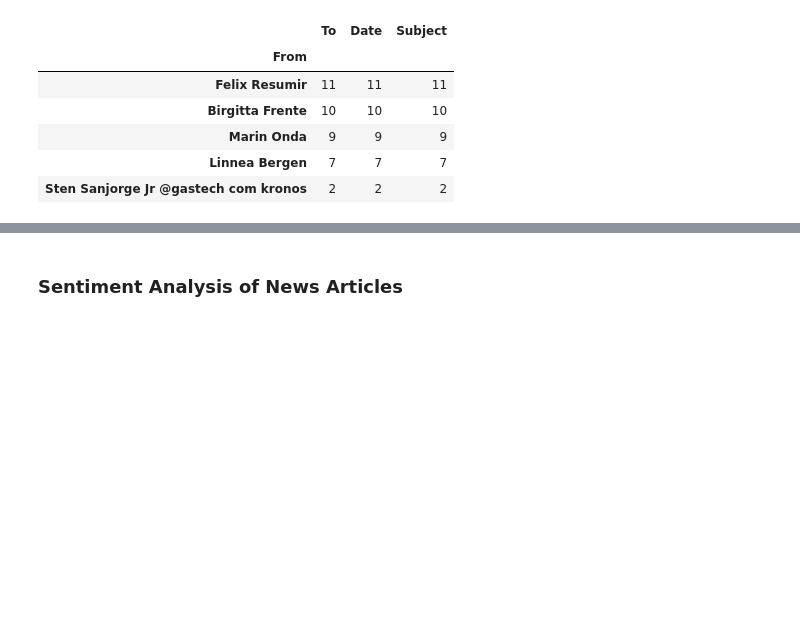
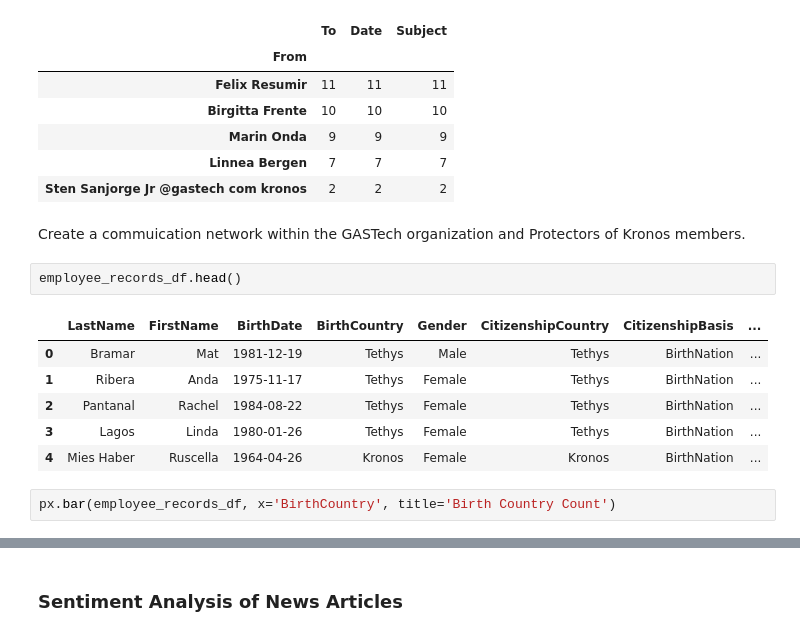
Before and after one commit to hypothetical-lemon/COMP4449-capstone, a Jupyter notebook: final/KronosKidnapping/heather_lemon_final_kidnappingreport.ipynb, the cells around one changed output, grey strips where cells are left out. Cells and saved outputs as stored; diff of their text form; blank space fills up the shorter version.

Commit message:
birth country count, current citizenship status

```diff
--- a/final/KronosKidnapping/heather_lemon_final_kidnappingreport.ipynb
+++ b/final/KronosKidnapping/heather_lemon_final_kidnappingreport.ipynb
@@ -501,3 +499,17 @@ groupby_name.count().sort_values(by='To', ascending=False).tail()
 | Marin Onda | 9 | 9 | 9 |
 | Linnea Bergen | 7 | 7 | 7 |
 | Sten Sanjorge Jr @gastech com kronos | 2 | 2 | 2 |
+# %% [markdown]
+
+Create a commuication network within the GASTech organization and Protectors of Kronos members.
+# %%
+employee_records_df.head()
+# %% [output]
+|  | LastName | FirstName | BirthDate | BirthCountry | Gender | CitizenshipCountry | CitizenshipBasis | ... |
+| 0 | Bramar | Mat | 1981-12-19 | Tethys | Male | Tethys | BirthNation | ... |
+| 1 | Ribera | Anda | 1975-11-17 | Tethys | Female | Tethys | BirthNation | ... |
+| 2 | Pantanal | Rachel | 1984-08-22 | Tethys | Female | Tethys | BirthNation | ... |
+| 3 | Lagos | Linda | 1980-01-26 | Tethys | Female | Tethys | BirthNation | ... |
+| 4 | Mies Haber | Ruscella | 1964-04-26 | Kronos | Female | Kronos | BirthNation | ... |
+# %%
+px.bar(employee_records_df, x='BirthCountry', title='Birth Country Count')
```
Also changed, not shown: parts of 7 cells of this notebook.
